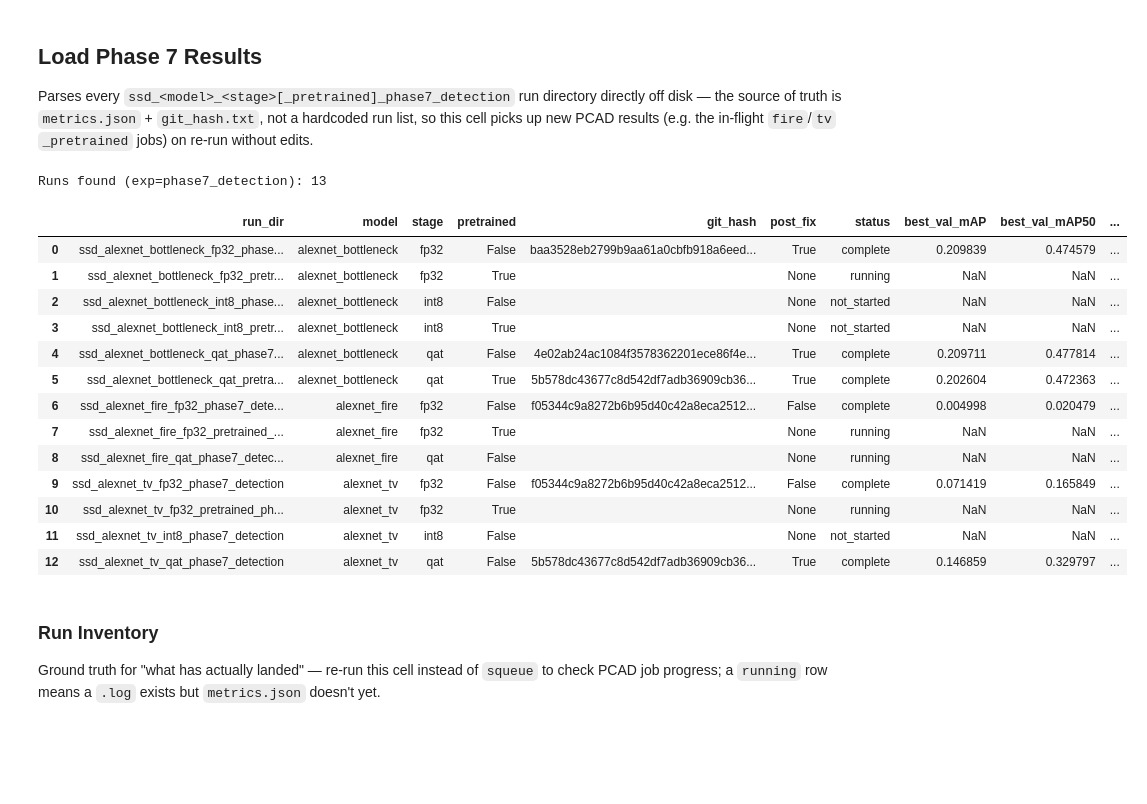
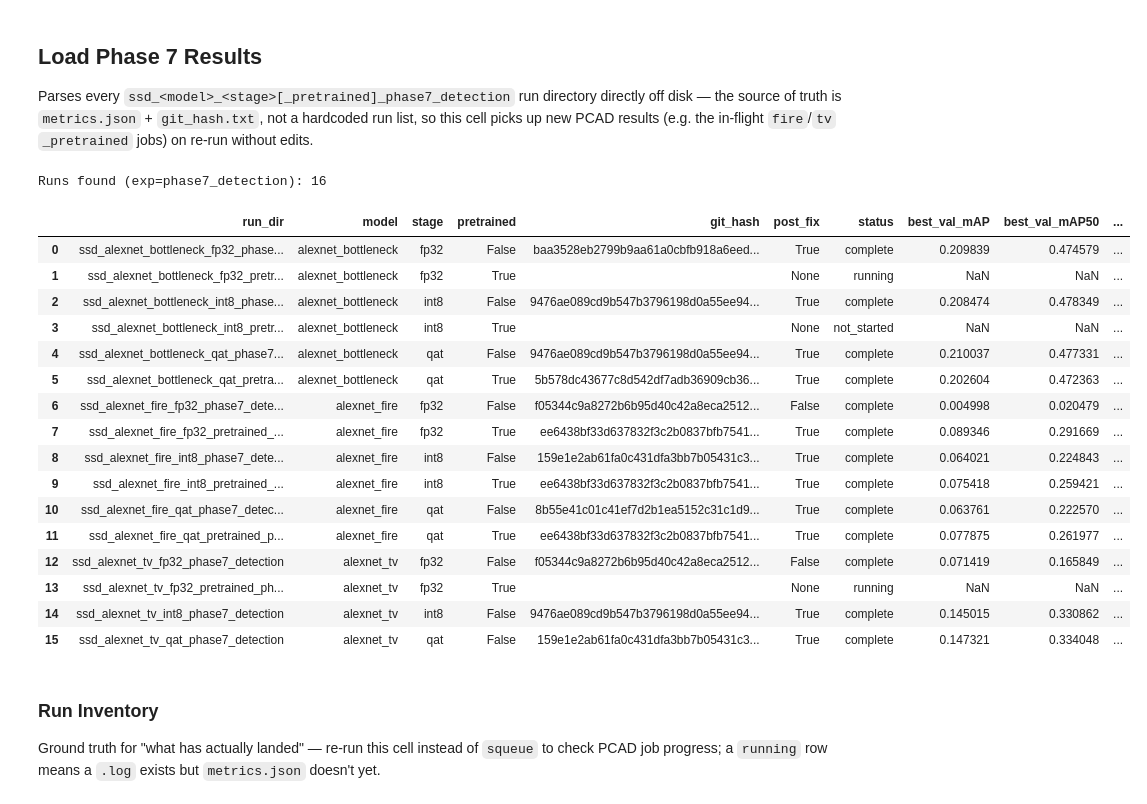
Before and after one commit to RafaelSdeS/dnn_study, a Jupyter notebook: notebooks/phase_7_detection_segmentation_analysis/phase7_results_analysis.ipynb, the cells around one changed output. Cells and saved outputs as stored; diff of their text form; code cells hidden in the pictures; blank space fills up the shorter version.

```diff
--- a/notebooks/phase_7_detection_segmentation_analysis/phase7_results_analysis.ipynb
+++ b/notebooks/phase_7_detection_segmentation_analysis/phase7_results_analysis.ipynb
@@ -139,51 +148,66 @@ def load_phase7_runs(phase7_dir: Path = PHASE7_DIR, exp: str = "phase7_detection
             "best_epoch": np.nan,
             "total_time_s": np.nan,
             "params_m": np.nan,
             "macs": np.nan,
             "model_size_mb": np.nan,
             "latency_ms_per_image": np.nan,
         }
 
         if has_metrics:
             with open(metrics_path) as f:
                 metrics = json.load(f)
-            row["best_val_mAP"] = metrics.get("best_val_mAP", np.nan)
-            row["best_epoch"] = metrics.get("best_epoch", np.nan)
+            # INT8 metrics.json is eval-only (train_det_seg.py's int8 branch: no training loop,
+            # so no "best_epoch"/"best_val_mAP" -- just a single-element "val_mAP"/"val_mAP50"
+            # list from the one evaluation pass). FP32/QAT write the trained "best_val_mAP" key
+            # directly. Fall back to the last (only) val_mAP entry when best_val_mAP is absent.
+            if "best_val_mAP" in metrics:
+                row["best_val_mAP"] = metrics.get("best_val_mAP", np.nan)
+                row["best_epoch"] = metrics.get("best_epoch", np.nan)
+                map50 = metrics.get("val_mAP50")
+                best_epoch = metrics.get("best_epoch")
+                if map50 and best_epoch is not None and 0 <= best_epoch < len(map50):
+                    row["best_val_mAP50"] = map50[best_epoch]
+            else:
+                val_mAP = metrics.get("val_mAP")
+                val_mAP50 = metrics.get("val_mAP50")
+                if val_mAP:
+                    row["best_val_mAP"] = val_mAP[-1]
+                if val_mAP50:
+                    row["best_val_mAP50"] = val_mAP50[-1]
             row["total_time_s"] = metrics.get("total_time_s", np.nan)
-            map50 = metrics.get("val_mAP50")
-            best_epoch = metrics.get("best_epoch")
-            if map50 and best_epoch is not None and 0 <= best_epoch < len(map50):
-                row["best_val_mAP50"] = map50[best_epoch]
             summary = metrics.get("summary", {})
             row["params_m"] = summary.get("params_m", np.nan)
             row["macs"] = summary.get("macs", np.nan)
             row["model_size_mb"] = summary.get("model_size_mb", np.nan)
             row["latency_ms_per_image"] = summary.get("latency_ms_per_image", np.nan)
 
         rows.append(row)
 
     return pd.DataFrame(rows)
 
 
 df_runs = load_phase7_runs()
 print(f"Runs found (exp=phase7_detection): {len(df_runs)}")
 df_runs
 # %% [output]
-Runs found (exp=phase7_detection): 13
+Runs found (exp=phase7_detection): 16
 |  | run_dir | model | stage | pretrained | git_hash | post_fix | status | best_val_mAP | best_val_mAP50 | ... |
 | 0 | ssd_alexnet_bottleneck_fp32_phase... | alexnet_bottleneck | fp32 | False | baa3528eb2799b9aa61a0cbfb918a6eed... | True | complete | 0.209839 | 0.474579 | ... |
 | 1 | ssd_alexnet_bottleneck_fp32_pretr... | alexnet_bottleneck | fp32 | True |  | None | running | NaN | NaN | ... |
-| 2 | ssd_alexnet_bottleneck_int8_phase... | alexnet_bottleneck | int8 | False |  | None | not_started | NaN | NaN | ... |
+| 2 | ssd_alexnet_bottleneck_int8_phase... | alexnet_bottleneck | int8 | False | 9476ae089cd9b547b3796198d0a55ee94... | True | complete | 0.208474 | 0.478349 | ... |
 | 3 | ssd_alexnet_bottleneck_int8_pretr... | alexnet_bottleneck | int8 | True |  | None | not_started | NaN | NaN | ... |
-| 4 | ssd_alexnet_bottleneck_qat_phase7... | alexnet_bottleneck | qat | False | 4e02ab24ac1084f3578362201ece86f4e... | True | complete | 0.209711 | 0.477814 | ... |
+| 4 | ssd_alexnet_bottleneck_qat_phase7... | alexnet_bottleneck | qat | False | 9476ae089cd9b547b3796198d0a55ee94... | True | complete | 0.210037 | 0.477331 | ... |
 | 5 | ssd_alexnet_bottleneck_qat_pretra... | alexnet_bottleneck | qat | True | 5b578dc43677c8d542df7adb36909cb36... | True | complete | 0.202604 | 0.472363 | ... |
 | 6 | ssd_alexnet_fire_fp32_phase7_dete... | alexnet_fire | fp32 | False | f05344c9a8272b6b95d40c42a8eca2512... | False | complete | 0.004998 | 0.020479 | ... |
-| 7 | ssd_alexnet_fire_fp32_pretrained_... | alexnet_fire | fp32 | True |  | None | running | NaN | NaN | ... |
-| 8 | ssd_alexnet_fire_qat_phase7_detec... | alexnet_fire | qat | False |  | None | running | NaN | NaN | ... |
-| 9 | ssd_alexnet_tv_fp32_phase7_detection | alexnet_tv | fp32 | False | f05344c9a8272b6b95d40c42a8eca2512... | False | complete | 0.071419 | 0.165849 | ... |
-| 10 | ssd_alexnet_tv_fp32_pretrained_ph... | alexnet_tv | fp32 | True |  | None | running | NaN | NaN | ... |
-| 11 | ssd_alexnet_tv_int8_phase7_detection | alexnet_tv | int8 | False |  | None | not_started | NaN | NaN | ... |
-| 12 | ssd_alexnet_tv_qat_phase7_detection | alexnet_tv | qat | False | 5b578dc43677c8d542df7adb36909cb36... | True | complete | 0.146859 | 0.329797 | ... |
+| 7 | ssd_alexnet_fire_fp32_pretrained_... | alexnet_fire | fp32 | True | ee6438bf33d637832f3c2b0837bfb7541... | True | complete | 0.089346 | 0.291669 | ... |
+| 8 | ssd_alexnet_fire_int8_phase7_dete... | alexnet_fire | int8 | False | 159e1e2ab61fa0c431dfa3bb7b05431c3... | True | complete | 0.064021 | 0.224843 | ... |
+| 9 | ssd_alexnet_fire_int8_pretrained_... | alexnet_fire | int8 | True | ee6438bf33d637832f3c2b0837bfb7541... | True | complete | 0.075418 | 0.259421 | ... |
+| 10 | ssd_alexnet_fire_qat_phase7_detec... | alexnet_fire | qat | False | 8b55e41c01c41ef7d2b1ea5152c31c1d9... | True | complete | 0.063761 | 0.222570 | ... |
+| 11 | ssd_alexnet_fire_qat_pretrained_p... | alexnet_fire | qat | True | ee6438bf33d637832f3c2b0837bfb7541... | True | complete | 0.077875 | 0.261977 | ... |
+| 12 | ssd_alexnet_tv_fp32_phase7_detection | alexnet_tv | fp32 | False | f05344c9a8272b6b95d40c42a8eca2512... | False | complete | 0.071419 | 0.165849 | ... |
+| 13 | ssd_alexnet_tv_fp32_pretrained_ph... | alexnet_tv | fp32 | True |  | None | running | NaN | NaN | ... |
+| 14 | ssd_alexnet_tv_int8_phase7_detection | alexnet_tv | int8 | False | 9476ae089cd9b547b3796198d0a55ee94... | True | complete | 0.145015 | 0.330862 | ... |
+| 15 | ssd_alexnet_tv_qat_phase7_detection | alexnet_tv | qat | False | 159e1e2ab61fa0c431dfa3bb7b05431c3... | True | complete | 0.147321 | 0.334048 | ... |
 # %% [markdown]
 ### Run Inventory
 
```
Also changed, not shown: parts of 8 cells of this notebook, 13 other files.
